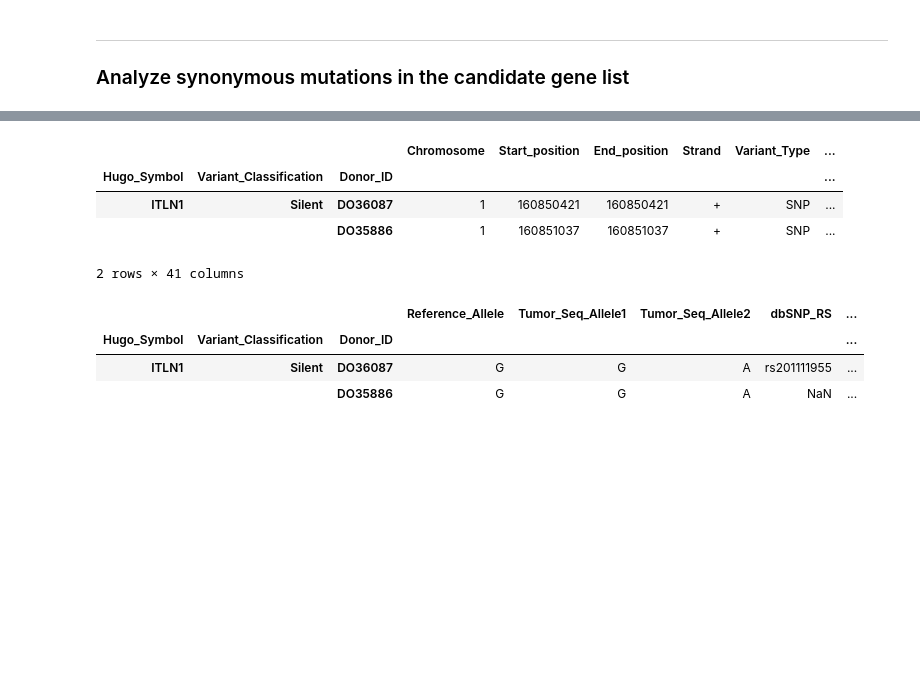
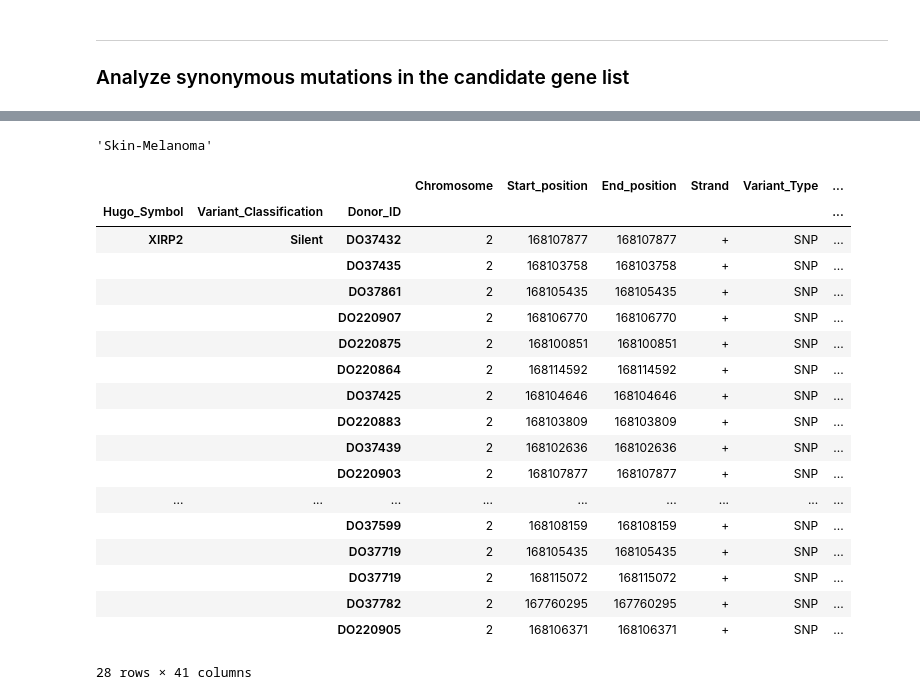
Before and after one commit to ryy1221/MutSigCVsyn, a Jupyter notebook: notebook/05-figure4-candidate-anlyze.ipynb, the cells around one changed output, grey strips where cells are left out. Saved outputs shown, nothing was run; the diff lists cells and outputs as text; code cells hidden in the pictures; blank space fills up the shorter version.

```diff
--- a/notebook/05-figure4-candidate-anlyze.ipynb
+++ b/notebook/05-figure4-candidate-anlyze.ipynb
@@ -86,12 +120,7 @@ feature_type = 'histology'
 # %%
-gene = 'ITLN1'
+# MAF file
+gene = 'XIRP2'
 histology = df_syn.loc[gene,'feature']
 df_maf = pd.read_csv(os.path.join(dir_maf,feature_type, histology+'.csv'), sep = '\t')
 df_maf = df_maf.set_index(['Hugo_Symbol','Variant_Classification','Donor_ID' ])
-df_maf.loc[pd.IndexSlice[gene, 'Silent',:],:]
+df_gene_mut = df_maf.loc[pd.IndexSlice[gene, 'Silent',:],:]
-# %% [output]
-|  |  |  | Chromosome | Start_position | End_position | Strand | Variant_Type | ... |
-| Hugo_Symbol | Variant_Classification | Donor_ID |  |  |  |  |  | ... |
-| ITLN1 | Silent | DO36087 | 1 | 160850421 | 160850421 | + | SNP | ... |
-|  |  | DO35886 | 1 | 160851037 | 160851037 | + | SNP | ... |
-2 rows × 41 columns
@@ -100,7 +127,26 @@ df_gene_mut = df_maf.loc[pd.IndexSlice[gene, 'Silent',:],:]
-# %%
-df_gene_mut.iloc[:, 5:15]
-# %% [output]
-|  |  |  | Reference_Allele | Tumor_Seq_Allele1 | Tumor_Seq_Allele2 | dbSNP_RS | ... |
-| Hugo_Symbol | Variant_Classification | Donor_ID |  |  |  |  | ... |
-| ITLN1 | Silent | DO36087 | G | G | A | rs201111955 | ... |
-|  |  | DO35886 | G | G | A | NaN | ... |
+# %%
+histology
+# %% [output]
+'Skin-Melanoma'
+# %%
+df_gene_mut
+# %% [output]
+|  |  |  | Chromosome | Start_position | End_position | Strand | Variant_Type | ... |
+| Hugo_Symbol | Variant_Classification | Donor_ID |  |  |  |  |  | ... |
+| XIRP2 | Silent | DO37432 | 2 | 168107877 | 168107877 | + | SNP | ... |
+|  |  | DO37435 | 2 | 168103758 | 168103758 | + | SNP | ... |
+|  |  | DO37861 | 2 | 168105435 | 168105435 | + | SNP | ... |
+|  |  | DO220907 | 2 | 168106770 | 168106770 | + | SNP | ... |
+|  |  | DO220875 | 2 | 168100851 | 168100851 | + | SNP | ... |
+|  |  | DO220864 | 2 | 168114592 | 168114592 | + | SNP | ... |
+|  |  | DO37425 | 2 | 168104646 | 168104646 | + | SNP | ... |
+|  |  | DO220883 | 2 | 168103809 | 168103809 | + | SNP | ... |
+|  |  | DO37439 | 2 | 168102636 | 168102636 | + | SNP | ... |
+|  |  | DO220903 | 2 | 168107877 | 168107877 | + | SNP | ... |
+| ... | ... | ... | ... | ... | ... | ... | ... | ... |
+|  |  | DO37599 | 2 | 168108159 | 168108159 | + | SNP | ... |
+|  |  | DO37719 | 2 | 168105435 | 168105435 | + | SNP | ... |
+|  |  | DO37719 | 2 | 168115072 | 168115072 | + | SNP | ... |
+|  |  | DO37782 | 2 | 167760295 | 167760295 | + | SNP | ... |
+|  |  | DO220905 | 2 | 168106371 | 168106371 | + | SNP | ... |
+28 rows × 41 columns
```
Also changed, not shown: parts of 17 cells of this notebook, 1 other file.
